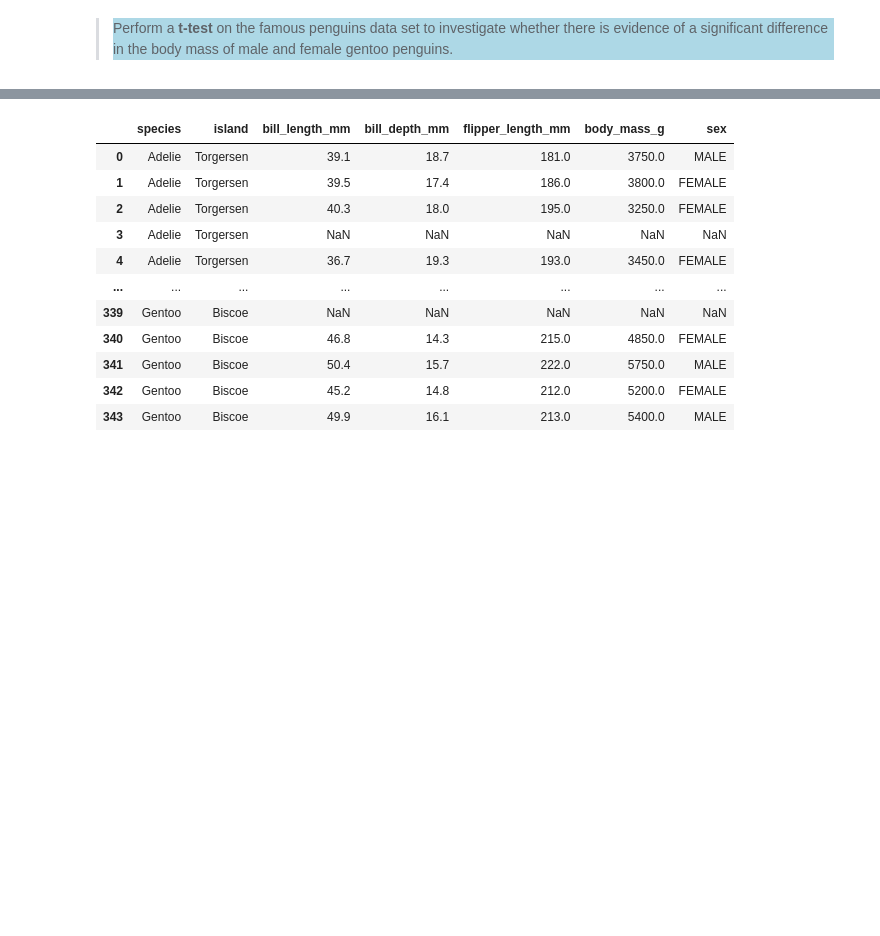
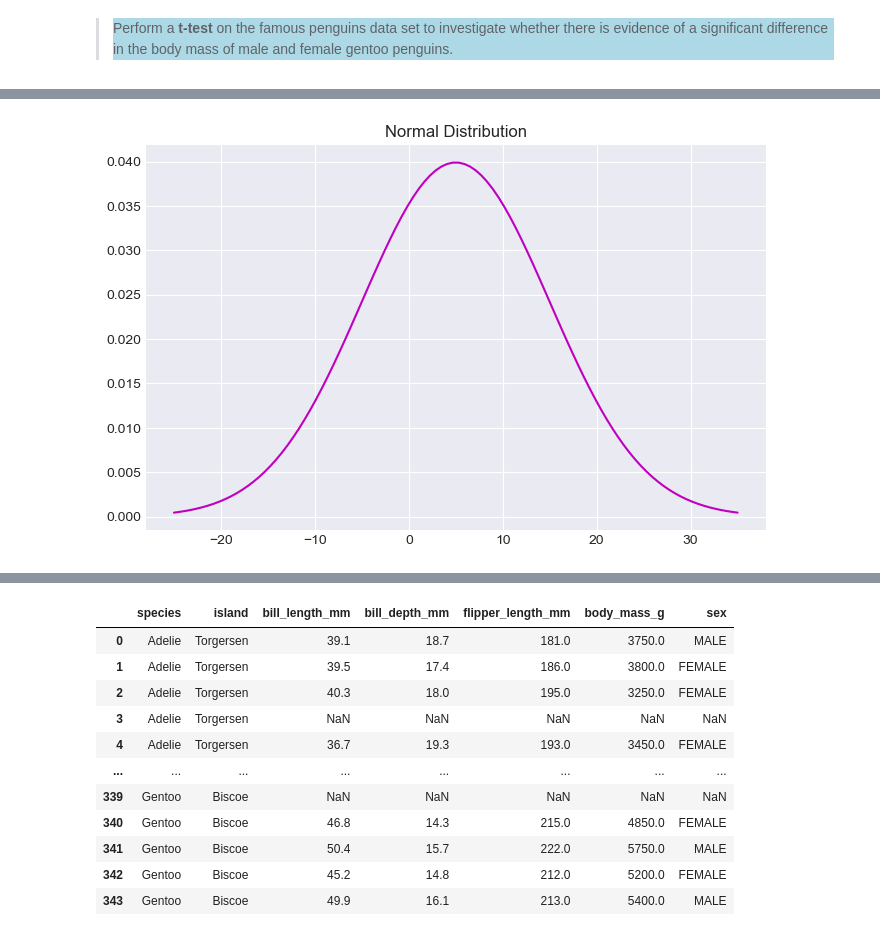
Before and after one commit to Anna20041983/Machine_Learning_and_Statistics, a Jupyter notebook: tasks.ipynb, the cells around one changed output, grey strips where cells are left out. Cells and saved outputs as stored; diff of their text form; code cells hidden in the pictures; blank space fills up the shorter version.

```diff
--- a/tasks.ipynb
+++ b/tasks.ipynb
@@ -468,0 +494,20 @@ This test compares the means of two groups, which are independent of each other,
+# %%
+# Apply plot style
+plt.style.use('seaborn-v0_8-darkgrid')
+
+# Apply plot size
+plt.figure(figsize=(8,5))
+
+mu = 5     # The mean of the distribution
+sigma = 10  # The standard deviation
+
+# Range of x values
+x = np.linspace(mu - 3*sigma, mu + 3*sigma, 100)
+
+plt.plot(x, ss.norm.pdf(x, mu, sigma),'m-')
+
+plt.title('Normal Distribution',fontsize='12')
+
+plt.show()
+# %% [output]
+[figure, added]
```
Also changed, not shown: parts of 20 cells of this notebook, 1 other file.
